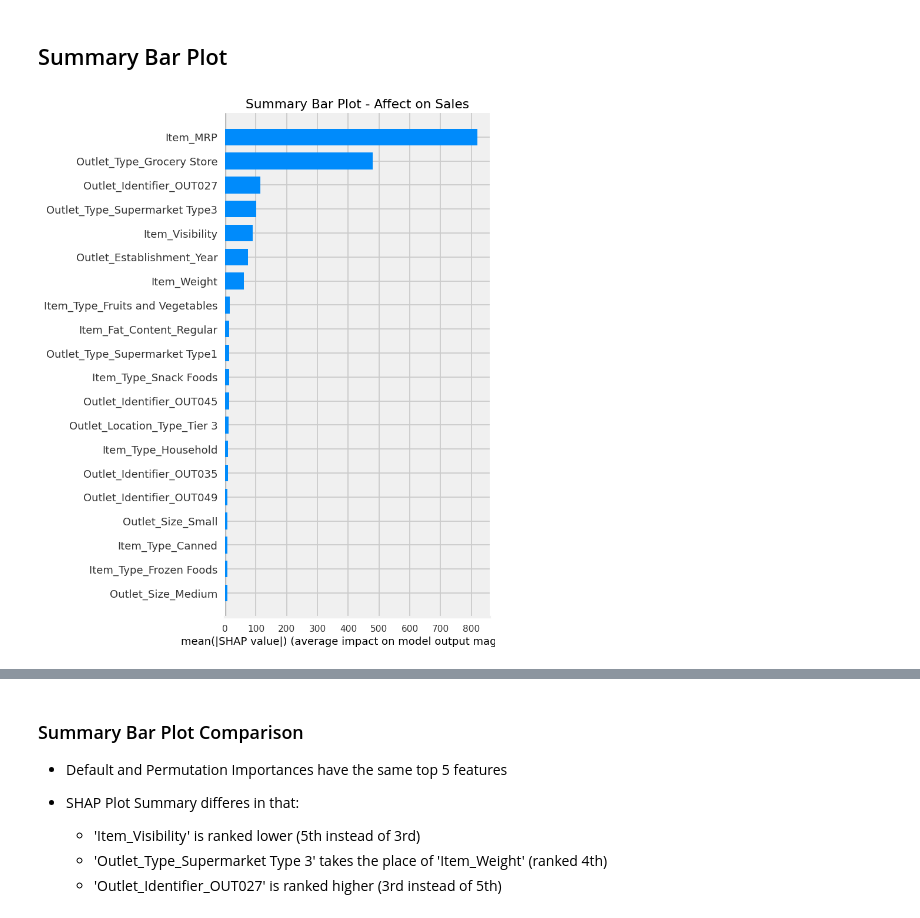
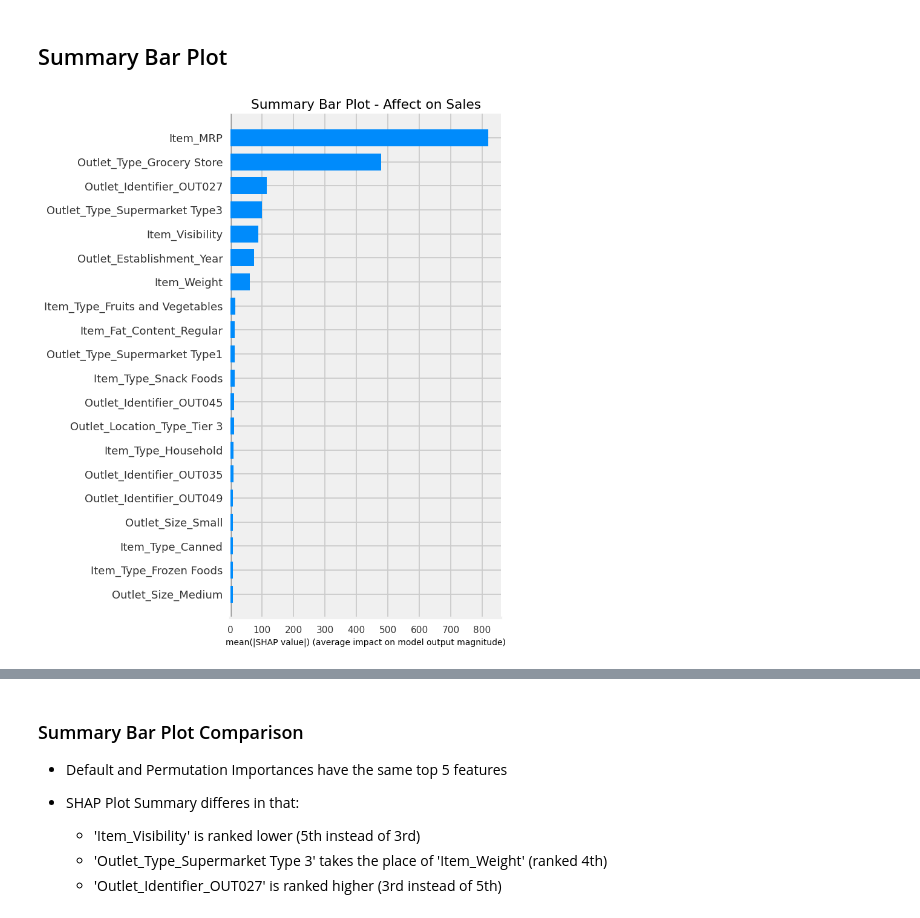
Before and after one commit to jonnunez92/Prediction-of-Product-Sales, a Jupyter notebook: Explaining Models with Shap.ipynb, the cells around one changed output, grey strips where cells are left out. Drawn from its saved outputs; the diff is of its cells as text; code cells hidden in the pictures.

```diff
--- a/Explaining Models with Shap.ipynb
+++ b/Explaining Models with Shap.ipynb
@@ -150,13 +150,16 @@ array([ 2.62925611e+01, -4.41077744e+00,  1.73576829e+01,  2.44438574e-01,
 # %%
 fig, ax = plt.subplots()
 
 shap.summary_plot(shap_values,X_shap, show=False, plot_type='bar')
 
-ax.set_title('Summary Bar Plot - Affect on Sales');
+ax.set_title('Summary Bar Plot - Affect on Sales')
+x_label = ax.get_xlabel()
+ax.set_xlabel(x_label, fontsize=10)
+plt.tight_layout();
 
-fig.savefig('Data/summary_plot_bar_rf_reg.png')
+fig.savefig('Data/summary_plot_bar_rf_reg.png', bbox_inches='tight')
 # %% [output]
-[figure, old version]
+[figure, new version]
 # %% [markdown]
 ***
 **Default Importances**
```
Also changed, not shown: 1 other file.
